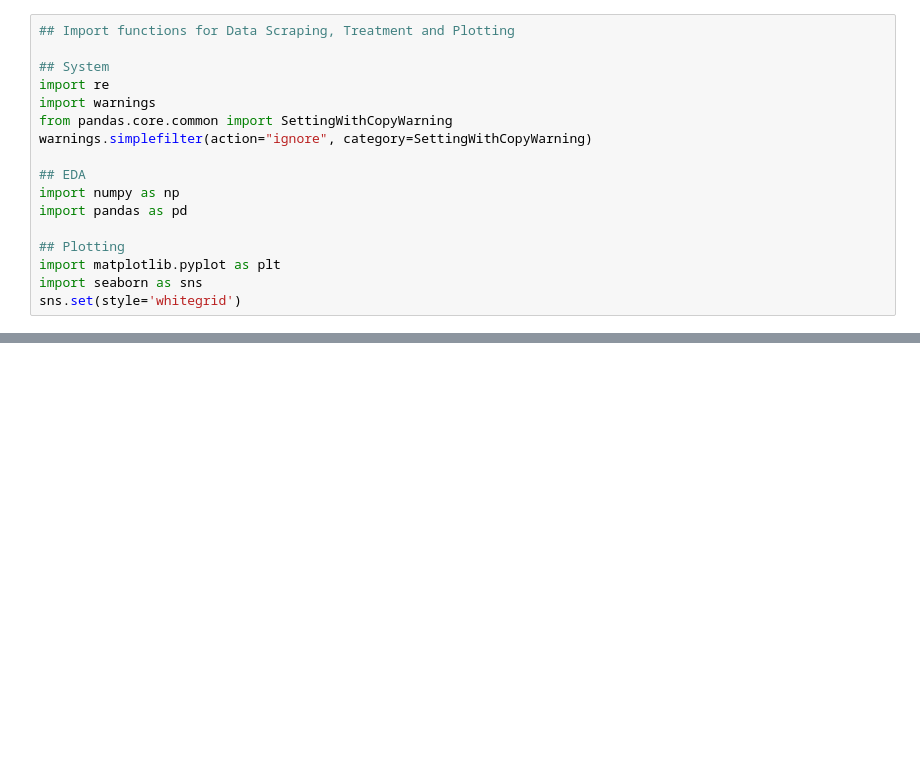
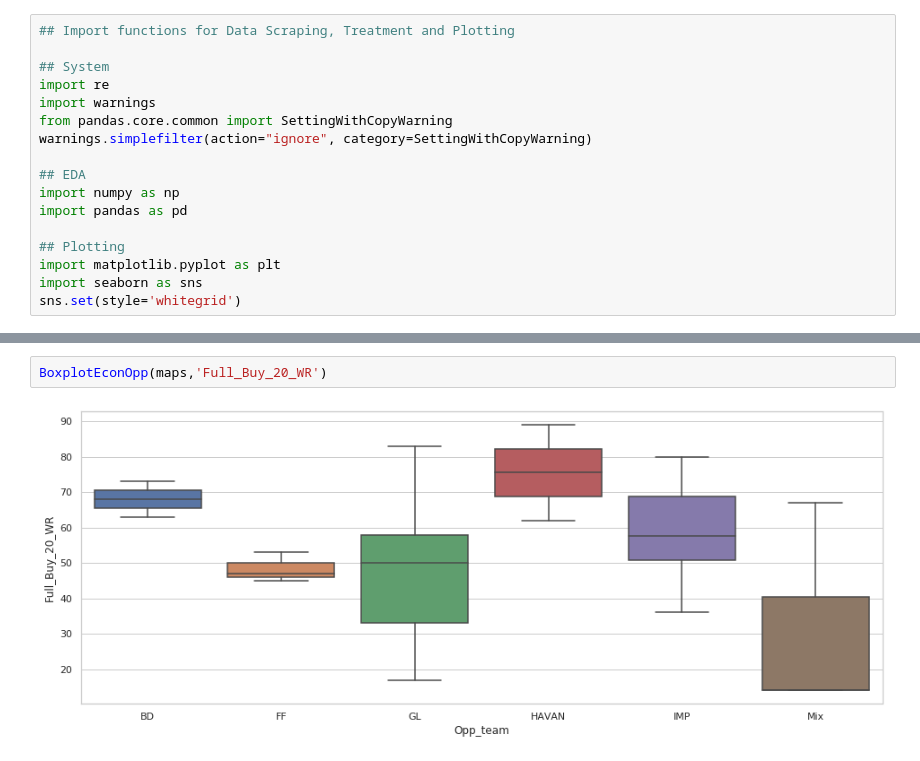
Before and after one commit to GabrielPerson/vlrgg-analytics, a Jupyter notebook: notebooks/EDA_ECONOMY.ipynb, the cells around one changed output, grey strips where cells are left out. Drawn from its saved outputs; the diff is of its cells as text; blank space fills up the shorter version.

```diff
--- a/notebooks/EDA_ECONOMY.ipynb
+++ b/notebooks/EDA_ECONOMY.ipynb
@@ -70,0 +128,4 @@ maps
+# %%
+BoxplotEconOpp(maps,'Full_Buy_20_WR')
+# %% [output]
+[figure, added]
```
Also changed, not shown: parts of 11 cells of this notebook, 6 other files.
